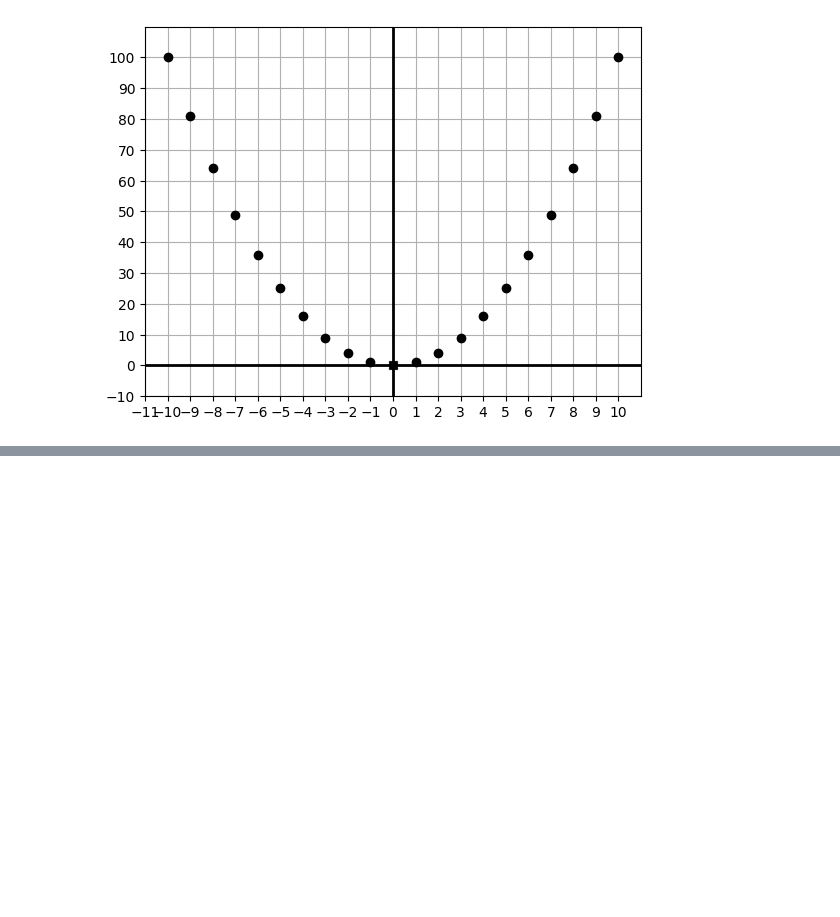
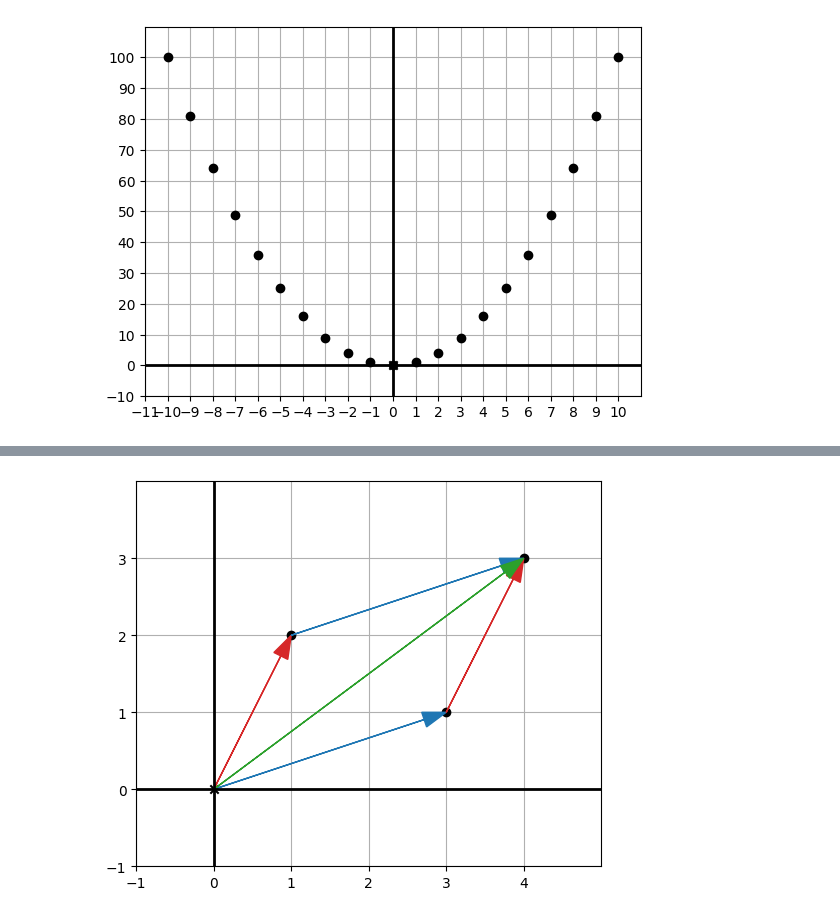
Before and after one commit to dainank/programming-math, a Jupyter notebook: A-VectorsAndGraphics/2-Drawing2DVectors/Chapter 02 Practice.ipynb, the cells around one changed output, grey strips where cells are left out. Saved outputs shown, nothing was run; the diff lists cells and outputs as text; code cells hidden in the pictures; blank space fills up the shorter version.

```diff
--- a/A-VectorsAndGraphics/2-Drawing2DVectors/Chapter 02 Practice.ipynb
+++ b/A-VectorsAndGraphics/2-Drawing2DVectors/Chapter 02 Practice.ipynb
@@ -71,0 +102,14 @@ draw(
+# %%
+def add(*vectors):
+    x = 0
+    y = 0
+    for vector in vectors:
+        x += vector[0]
+        y += vector[1]
+    return (x, y)
+
+def addSolution(*vectors):
+    return (sum([v[0] for v  in vectors]), sum([v[1] for v in vectors]))
+
+print(add(*dino_vectors))
+print(addSolution(*dino_vectors))
@@ -71,0 +143,15 @@ draw(
+# %%
+the_vectors_29 = [(1, 2), (3, 1)] # vectors v and w respectively
+the_sum_vw  = add(*the_vectors_29)
+the_vectors_29.append(the_sum_vw)
+
+draw(
+    Points(*the_vectors_29),
+    Arrow(the_vectors_29[0], color=red),    # v
+    Arrow(the_vectors_29[1], color=blue),   # w
+    Arrow(the_sum_vw, the_vectors_29[0], color=blue),   # v -> v + w
+    Arrow(the_sum_vw, the_vectors_29[1], color=red),    # w -> w + v
+    Arrow(the_sum_vw, color=green)    # w -> w + v
+)
+# %% [output]
+[figure, added]
```
Also changed, not shown: parts of 45 cells of this notebook, 3 other files.
